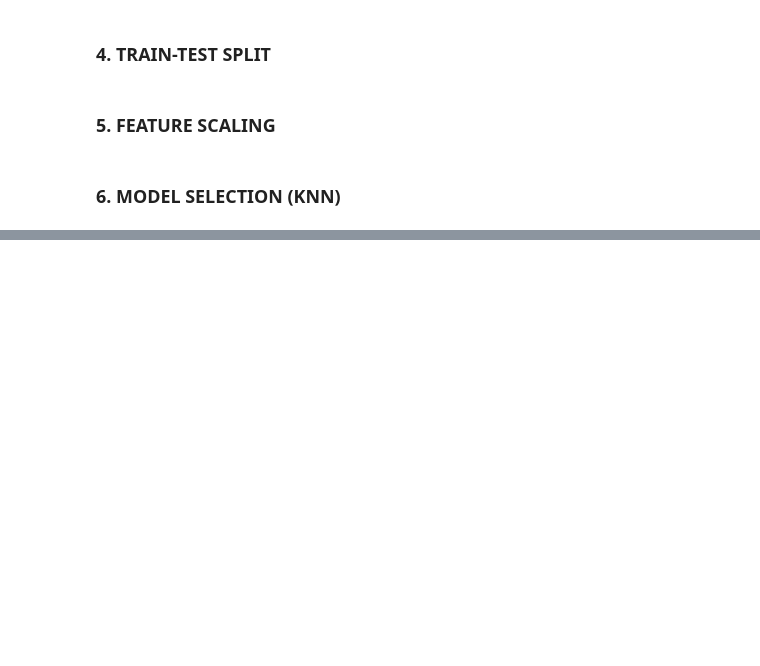
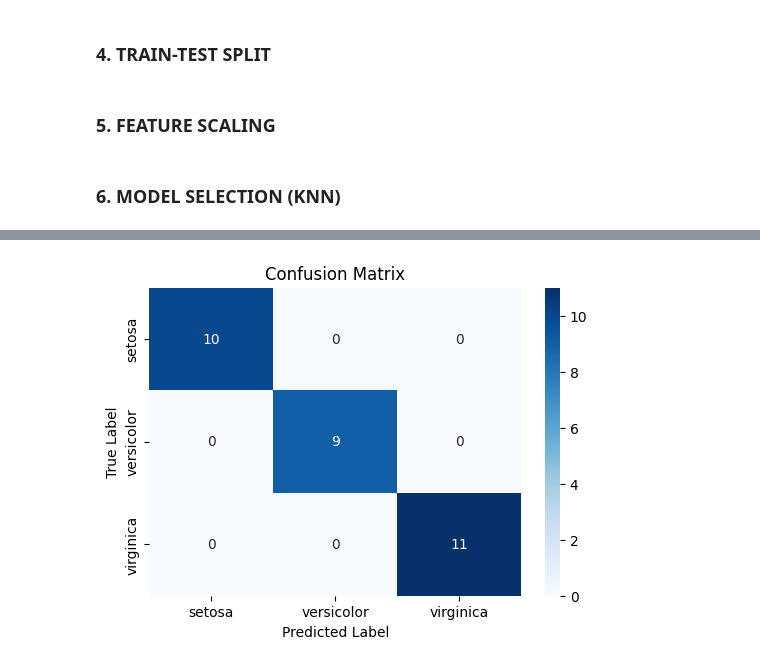
Before and after one commit to francisparwez/iris-knn-classifiers, a Jupyter notebook: iris-classifier.ipynb, the cells around one changed output, grey strips where cells are left out. Saved outputs shown, nothing was run; the diff lists cells and outputs as text; code cells hidden in the pictures; blank space fills up the shorter version.

Commit message:
TASK 3 - Train The Model & Evaluation

```diff
--- a/iris-classifier.ipynb
+++ b/iris-classifier.ipynb
@@ -90,0 +94,2 @@ model = KNeighborsClassifier()
+# %%
+model.fit(X_train_scaled, y_train)
@@ -90,0 +100,2 @@ model = KNeighborsClassifier()
+# %%
+y_pred = model.predict(X_test_scaled)
@@ -90,0 +118,13 @@ model = KNeighborsClassifier()
+# %%
+# Confusion Matrix
+cm = confusion_matrix(y_test, y_pred)
+# %%
+plt.figure(figsize=(6, 4))
+sns.heatmap(cm, annot=True, fmt="d", cmap="Blues",
+            xticklabels=target_names, yticklabels=target_names)
+plt.title("Confusion Matrix")
+plt.ylabel("True Label")
+plt.xlabel("Predicted Label")
+plt.show()
+# %% [output]
+[figure, added]
```
Also changed, not shown: parts of 5 cells of this notebook.
